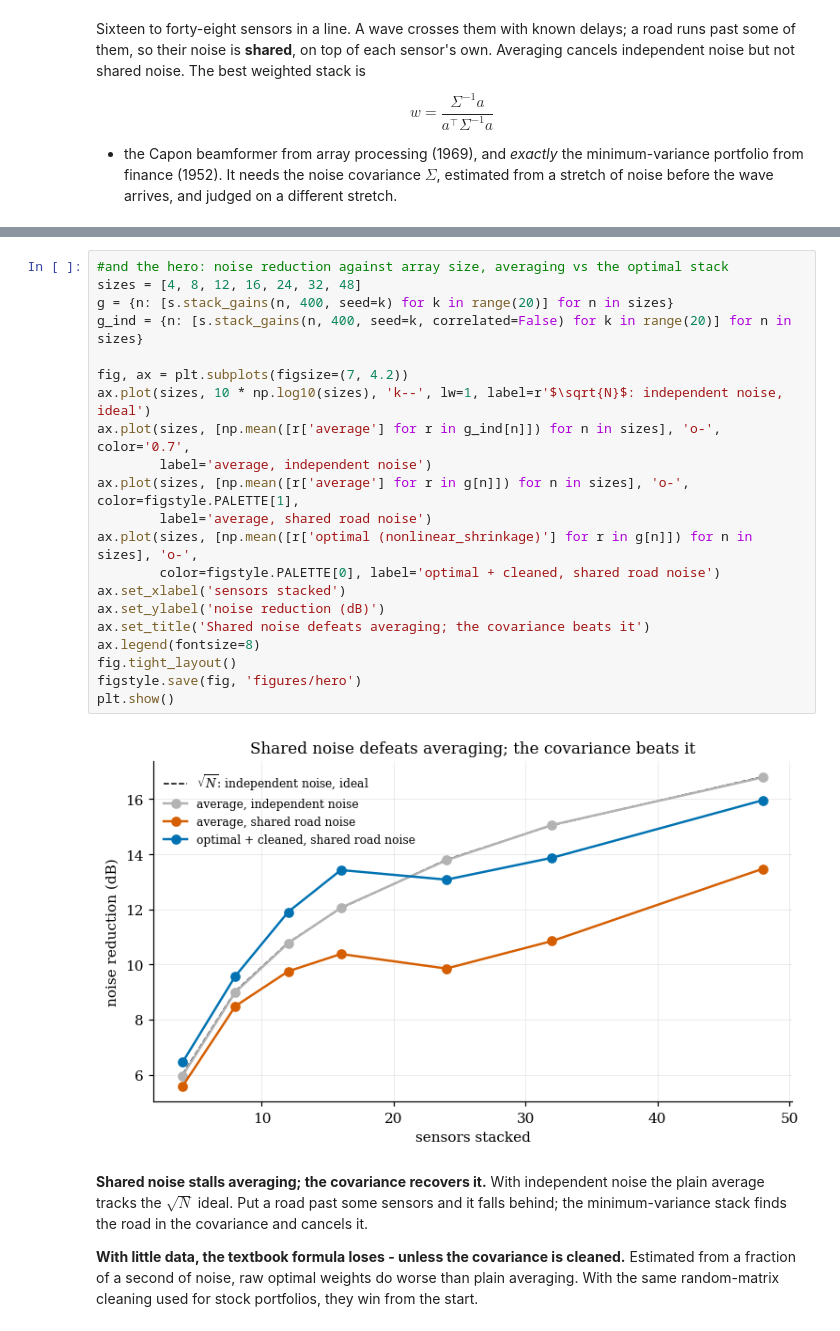
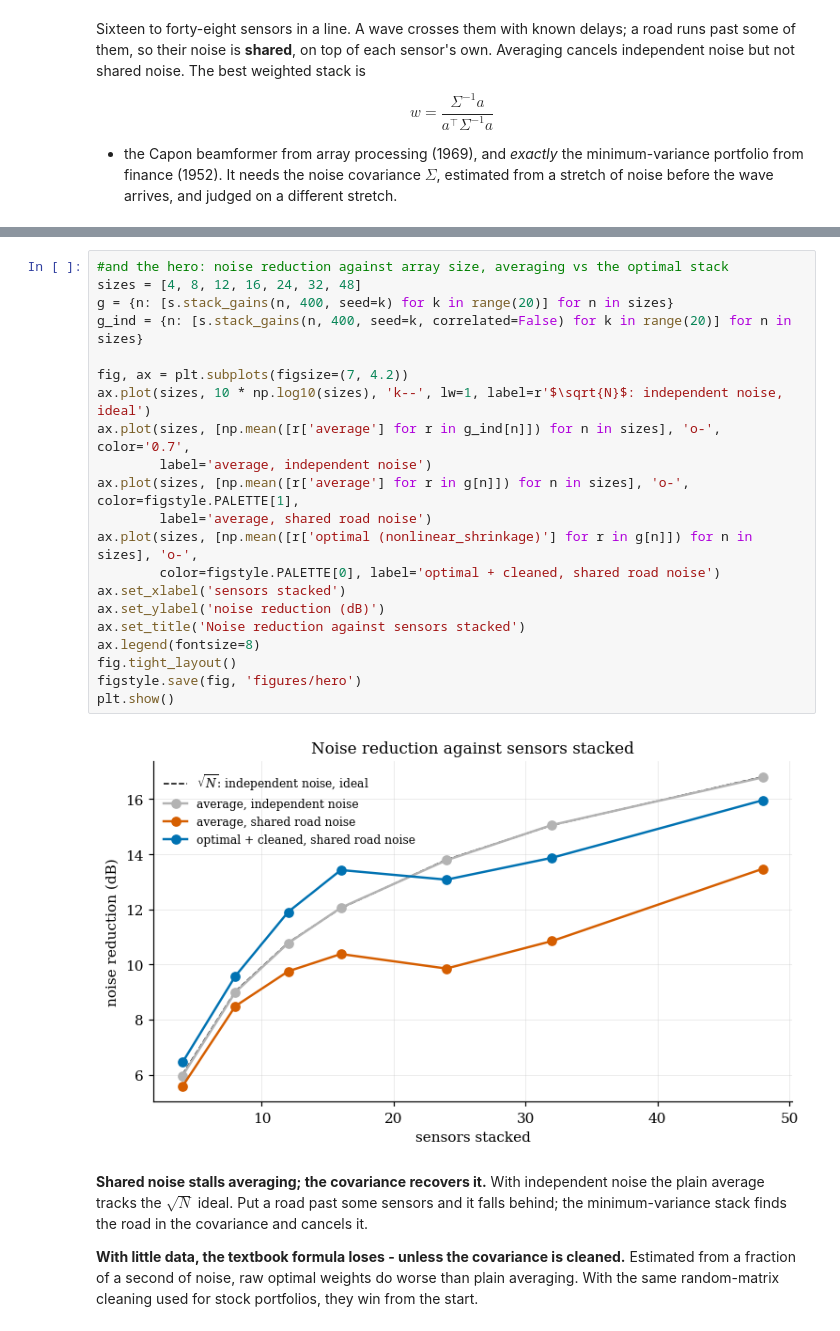
Before and after one commit to kevingrainger/Portfolio, a Jupyter notebook: 005-seismic-denoiser/seismic_denoiser.ipynb, the cells around one changed output, grey strips where cells are left out. Saved outputs shown, nothing was run; the diff lists cells and outputs as text.

```diff
--- a/005-seismic-denoiser/seismic_denoiser.ipynb
+++ b/005-seismic-denoiser/seismic_denoiser.ipynb
@@ -201,26 +192,26 @@ raw optimal weights beat averaging after about 0.8 s of noise; cleaned weights b
 # %%
 #and the hero: noise reduction against array size, averaging vs the optimal stack
 sizes = [4, 8, 12, 16, 24, 32, 48]
 g = {n: [s.stack_gains(n, 400, seed=k) for k in range(20)] for n in sizes}
 g_ind = {n: [s.stack_gains(n, 400, seed=k, correlated=False) for k in range(20)] for n in sizes}
 
 fig, ax = plt.subplots(figsize=(7, 4.2))
 ax.plot(sizes, 10 * np.log10(sizes), 'k--', lw=1, label=r'$\sqrt{N}$: independent noise, ideal')
 ax.plot(sizes, [np.mean([r['average'] for r in g_ind[n]]) for n in sizes], 'o-', color='0.7',
         label='average, independent noise')
 ax.plot(sizes, [np.mean([r['average'] for r in g[n]]) for n in sizes], 'o-', color=figstyle.PALETTE[1],
         label='average, shared road noise')
 ax.plot(sizes, [np.mean([r['optimal (nonlinear_shrinkage)'] for r in g[n]]) for n in sizes], 'o-',
         color=figstyle.PALETTE[0], label='optimal + cleaned, shared road noise')
 ax.set_xlabel('sensors stacked')
 ax.set_ylabel('noise reduction (dB)')
-ax.set_title('Shared noise defeats averaging; the covariance beats it')
+ax.set_title('Noise reduction against sensors stacked')
 ax.legend(fontsize=8)
 fig.tight_layout()
 figstyle.save(fig, 'figures/hero')
 plt.show()
 # %% [output]
-[figure, old version]
+[figure, new version]
 # %% [markdown]
 **Shared noise stalls averaging; the covariance recovers it.** With independent noise the
 plain average tracks the $\sqrt{N}$ ideal. Put a road past some sensors and it falls
```
Also changed, not shown: parts of 4 cells of this notebook, 17 other files.
